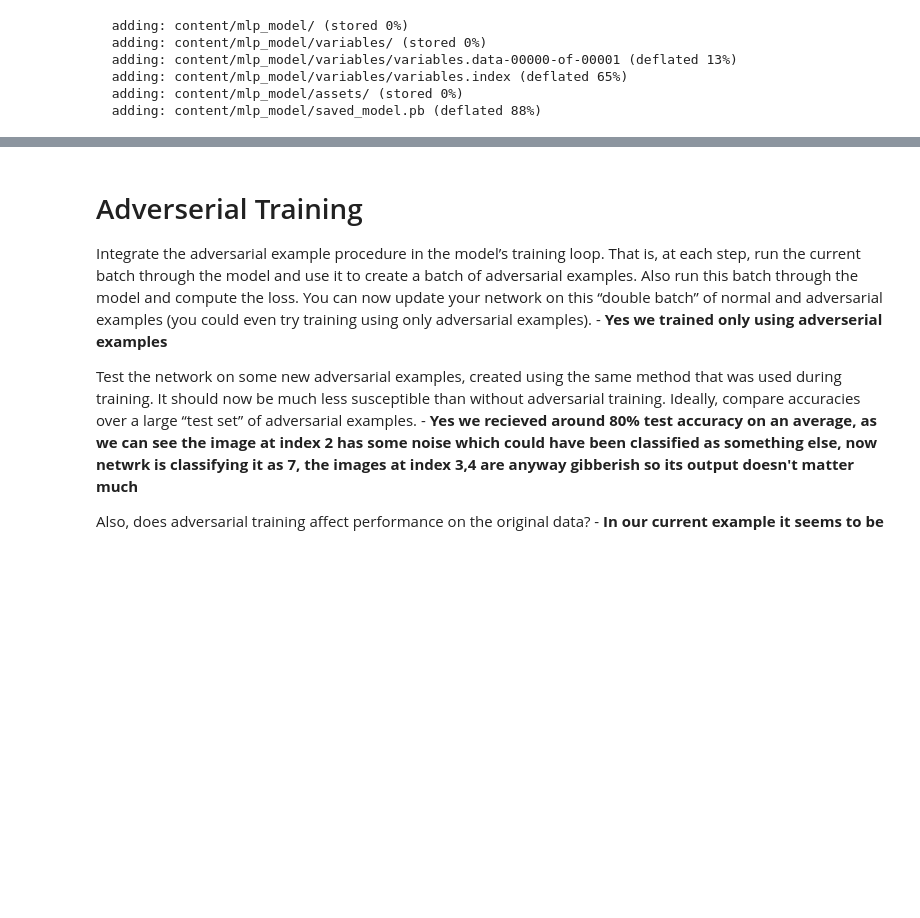
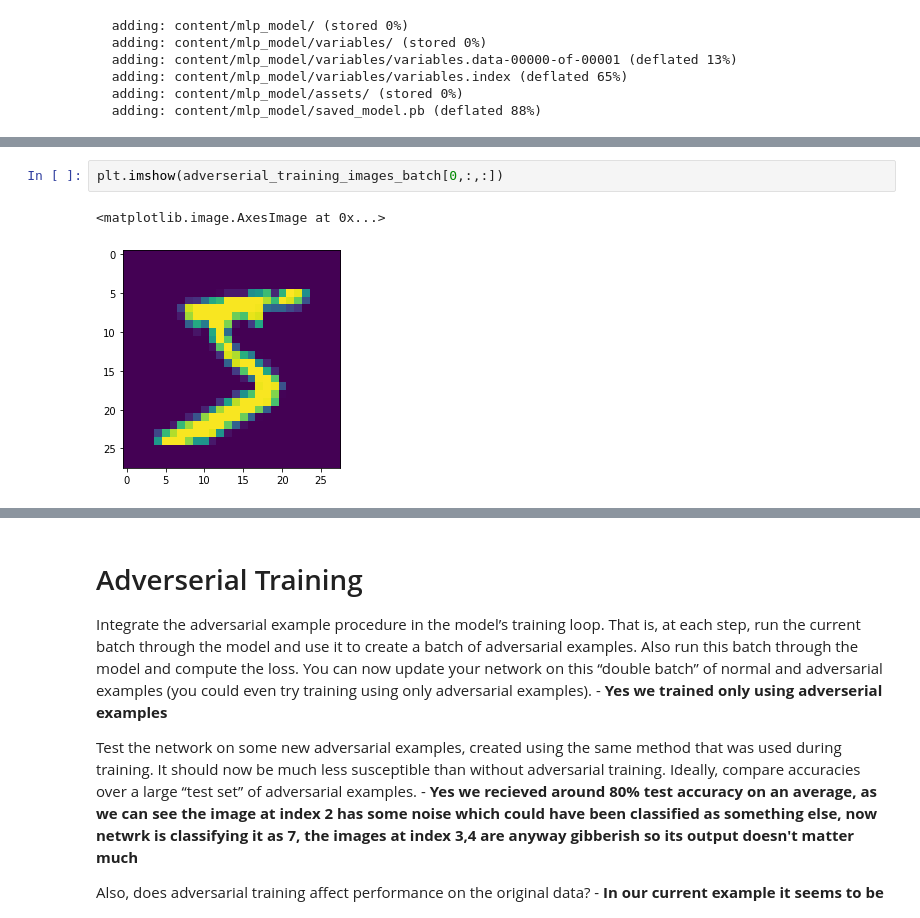
Before and after one commit to surajsrivathsa/ovgu_deeplearning, a Jupyter notebook: Assignment_10_Adverserial_Examples_and_Training.ipynb, the cells around one changed output, grey strips where cells are left out. Saved outputs shown, nothing was run; the diff lists cells and outputs as text; blank space fills up the shorter version.

```diff
--- a/Assignment_10_Adverserial_Examples_and_Training.ipynb
+++ b/Assignment_10_Adverserial_Examples_and_Training.ipynb
@@ -732,0 +746,5 @@ After that we are going to start blanking out these positions one by one and see
+# %%
+plt.imshow(adverserial_training_images_batch[0,:,:])
+# %% [output]
+<matplotlib.image.AxesImage at 0x...>
+[figure, added]
```
Also changed, not shown: parts of 6 cells of this notebook.
